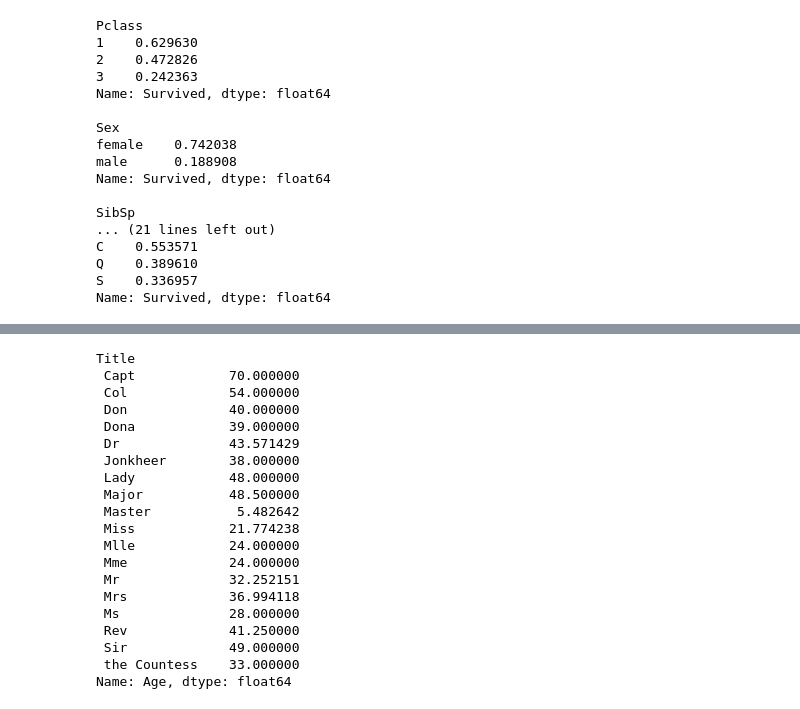
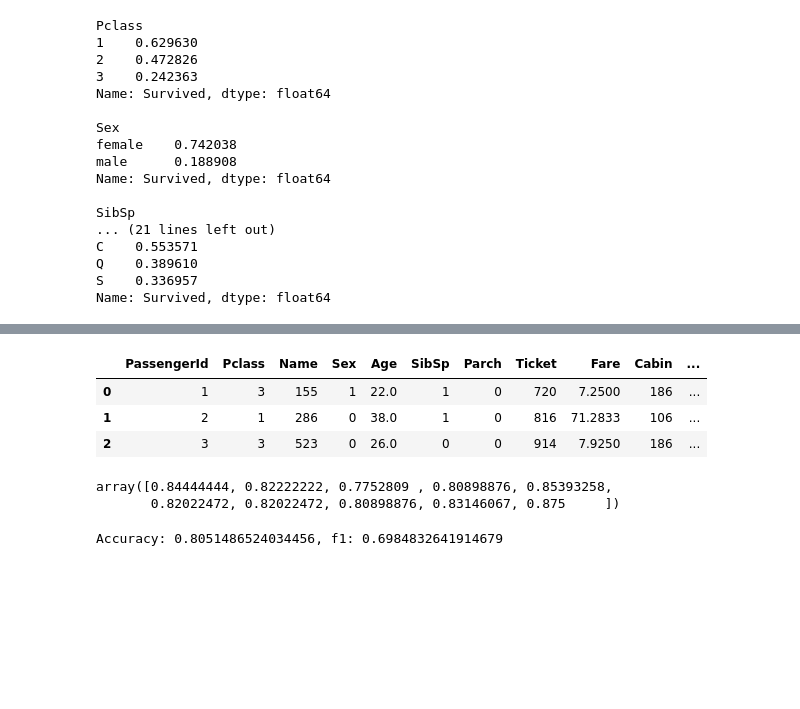
Before and after one commit to LeoFernanndes/notebooks, a Jupyter notebook: titanic_data_manipulation.ipynb, the cells around one changed output, grey strips where cells are left out. Saved outputs shown, nothing was run; the diff lists cells and outputs as text; code cells hidden in the pictures; blank space fills up the shorter version.

```diff
--- a/titanic_data_manipulation.ipynb
+++ b/titanic_data_manipulation.ipynb
@@ -123,28 +98,52 @@ memory usage: 143.2+ KB
-# %%
-ages = dataframe.groupby(by= ['Title']).mean()['Age']
-for title in ages.index:
-  mask = dataframe['Title'] == title
-  dataframe.loc[mask, 'Age'] = dataframe.loc[mask, 'Age'].fillna(value= dataframe.loc[dataframe['Title'] == title]['Age'].mean())
-# %%
-dataframe.groupby(by= ['Title']).mean()['Age']
-# %% [output]
-Title
- Capt            70.000000
- Col             54.000000
- Don             40.000000
- Dona            39.000000
- Dr              43.571429
- Jonkheer        38.000000
- Lady            48.000000
- Major           48.500000
- Master           5.482642
- Miss            21.774238
- Mlle            24.000000
- Mme             24.000000
- Mr              32.252151
- Mrs             36.994118
- Ms              28.000000
- Rev             41.250000
- Sir             49.000000
- the Countess    33.000000
-Name: Age, dtype: float64
+# %%
+from functions import data_preprocessing
+
+
+x = dataframe.drop(['Survived'], axis= 1)
+y = train['Survived']
+
+data_preprocessing.naive_data_preparation(x)
+# %%
+x.head(3)
+# %% [output]
+|  | PassengerId | Pclass | Name | Sex | Age | SibSp | Parch | Ticket | Fare | Cabin | ... |
+| 0 | 1 | 3 | 155 | 1 | 22.0 | 1 | 0 | 720 | 7.2500 | 186 | ... |
+| 1 | 2 | 1 | 286 | 0 | 38.0 | 1 | 0 | 816 | 71.2833 | 106 | ... |
+| 2 | 3 | 3 | 523 | 0 | 26.0 | 0 | 0 | 914 | 7.9250 | 186 | ... |
+# %%
+from sklearn.model_selection import cross_val_score
+from xgboost  import XGBClassifier
+
+
+#colunas = ['PassengerId', 'Pclass', 'Name', 'Sex', 'Age', 'SibSp', 'Parch','Ticket', 'Fare', 'Cabin', 'Embarked', 'Survived', 'Title']
+colunas = ['Pclass', 'Sex', 'Age', 'SibSp', 'Parch', 'Fare', 'Cabin', 'Embarked','Title']
+
+
+
+x_train_cv = x.iloc[0: 891]
+y_train_cv = y
+
+clf = XGBClassifier()
+
+cross_val_score(clf, x_train_cv, y_train_cv, cv= 10, scoring= 'accuracy')
+# %% [output]
+array([0.84444444, 0.82222222, 0.7752809 , 0.80898876, 0.85393258,
+       0.82022472, 0.82022472, 0.80898876, 0.83146067, 0.875     ])
+# %%
+from sklearn.model_selection import cross_val_score
+from xgboost  import XGBClassifier
+from sklearn.tree import DecisionTreeClassifier
+
+x_train = x.iloc[0: 600]
+y_train = y.iloc[0: 600]
+
+x_test = x.iloc[600:891]
+y_test = y.iloc[600:891]
+
+clf = DecisionTreeClassifier(max_depth= 3)
+
+
+print('Accuracy: {}, f1: {}'.format(cross_val_score(clf, x_train[colunas], y_train, cv= 10, scoring= 'accuracy').mean(),
+      cross_val_score(clf, x_train[colunas], y_train, cv= 10, scoring= 'f1').mean()))
+# %% [output]
+Accuracy: 0.8051486524034456, f1: 0.6984832641914679
```
Also changed, not shown: parts of 8 cells of this notebook.
